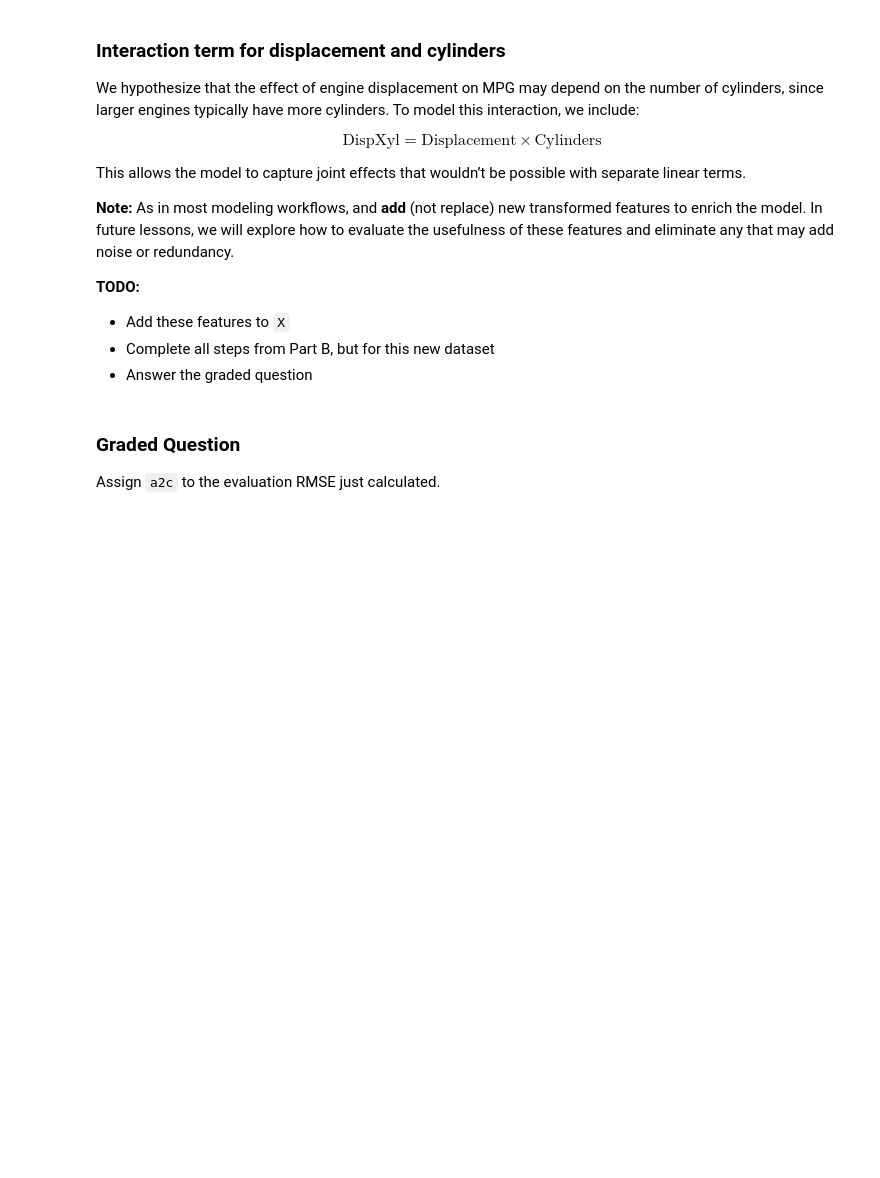
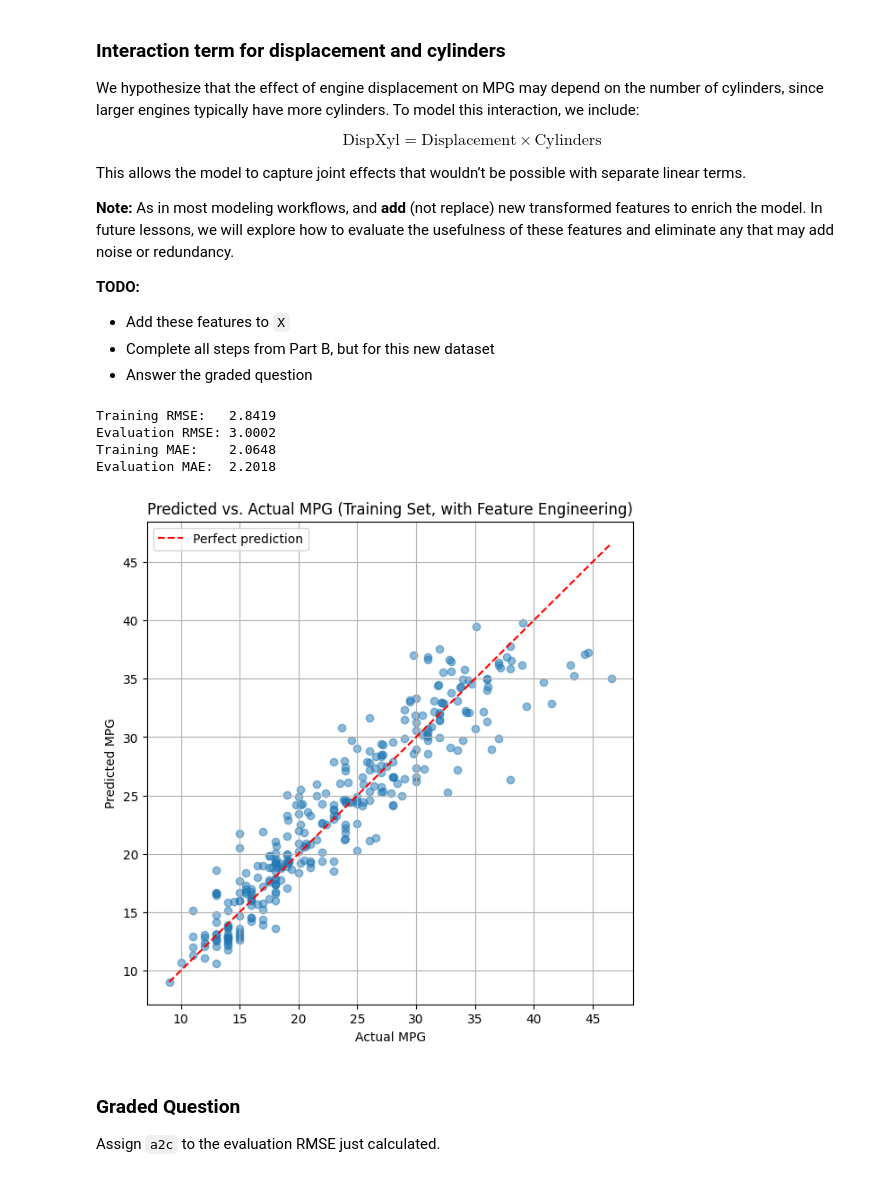
Before and after one commit to oesen-bu/Module-3-Assignments, a Jupyter notebook: Homework_03.ipynb, the cells around one changed output. Drawn from its saved outputs; the diff is of its cells as text; code cells hidden in the pictures; blank space fills up the shorter version.

```diff
--- a/Homework_03.ipynb
+++ b/Homework_03.ipynb
@@ -551,6 +628,55 @@ This allows the model to capture joint effects that wouldn’t be possible with
 - Answer the graded question
 # %%
 # Your code here; add as many cells as you need
+X_fe = df_mpg_cleaned.drop(columns='mpg').copy()
+
+
+X_fe['SqrtHP']    = np.sqrt(X_fe['horsepower'])
+X_fe['LogWeight'] = np.log1p(X_fe['weight'])              # log(1 + weight)
+X_fe['DispXcyl']  = X_fe['displacement'] * X_fe['cylinders']
+
+y = df_mpg_cleaned[['mpg']]
+
+
+X_train, X_eval, y_train, y_eval = train_test_split(
+    X_fe, y, test_size=0.2, random_state=random_seed)
+
+# Fit
+model = LinearRegression()
+model.fit(X_train, y_train)
+
+# Predict
+y_train_pred = model.predict(X_train)
+y_eval_pred  = model.predict(X_eval)
+
+# Evaluate
+train_rmse = np.sqrt(mean_squared_error(y_train, y_train_pred))
+eval_rmse  = np.sqrt(mean_squared_error(y_eval,  y_eval_pred))
+train_mae  = mean_absolute_error(y_train, y_train_pred)
+eval_mae   = mean_absolute_error(y_eval,  y_eval_pred)
+
+print(f"Training RMSE:   {train_rmse:.4f}")
+print(f"Evaluation RMSE: {eval_rmse:.4f}")
+print(f"Training MAE:    {train_mae:.4f}")
+print(f"Evaluation MAE:  {eval_mae:.4f}")
+
+# Predicted vs. actual, training set
+plt.figure(figsize=(7, 7))
+plt.scatter(y_train, y_train_pred, alpha=0.5)
+lims = [y_train.values.min(), y_train.values.max()]
+plt.plot(lims, lims, 'r--', label='Perfect prediction')
+plt.xlabel('Actual MPG')
+plt.ylabel('Predicted MPG')
+plt.title('Predicted vs. Actual MPG (Training Set, with Feature Engineering)')
+plt.legend()
+plt.grid(True)
+plt.show()
+# %% [output]
+Training RMSE:   2.8419
+Evaluation RMSE: 3.0002
+Training MAE:    2.0648
+Evaluation MAE:  2.2018
+[figure, added]
 # %% [markdown]
 ### Graded Question
 
```
Also changed, not shown: parts of 21 cells of this notebook.
